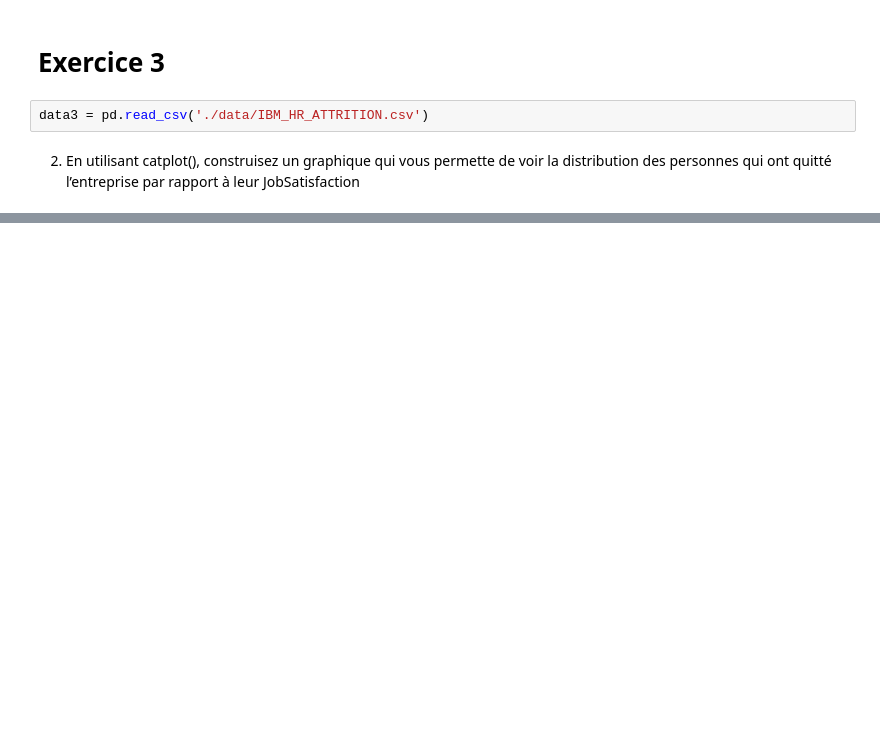
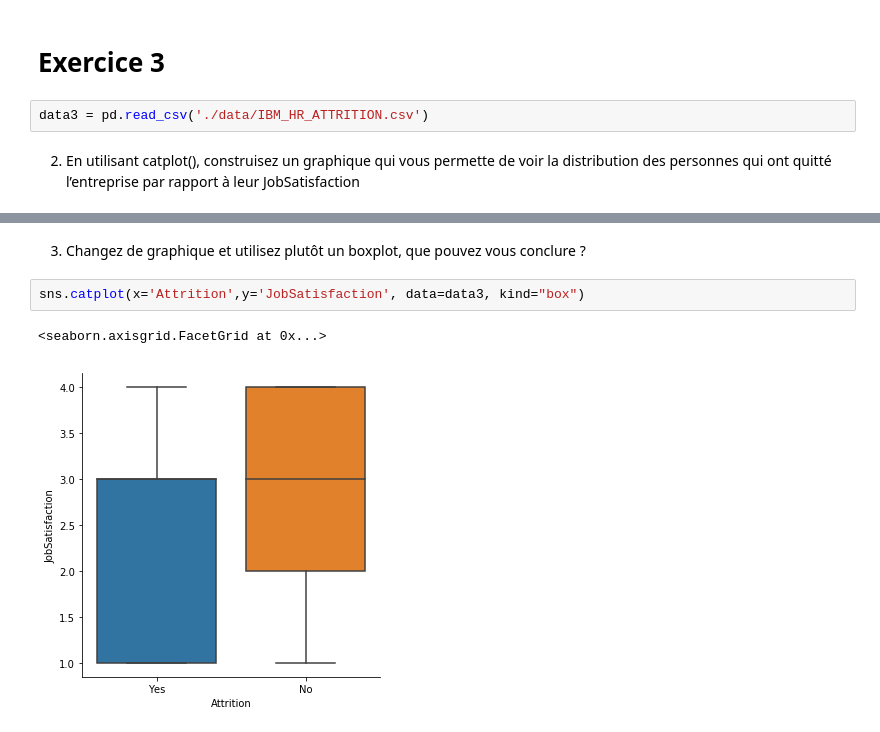
Before and after one commit to FougereBleue/Python, a Jupyter notebook: Exercice.ipynb, the cells around one changed output, grey strips where cells are left out. Saved outputs shown, nothing was run; the diff lists cells and outputs as text; blank space fills up the shorter version.

```diff
--- a/Exercice.ipynb
+++ b/Exercice.ipynb
@@ -106,0 +114,7 @@ sns.catplot()
+# %% [markdown]
+3) Changez de graphique et utilisez plutôt un boxplot, que pouvez vous conclure ?
+# %%
+sns.catplot(x='Attrition',y='JobSatisfaction', data=data3, kind="box")
+# %% [output]
+<seaborn.axisgrid.FacetGrid at 0x...>
+[figure, added]
```
Also changed, not shown: parts of 8 cells of this notebook, 1 other file.
